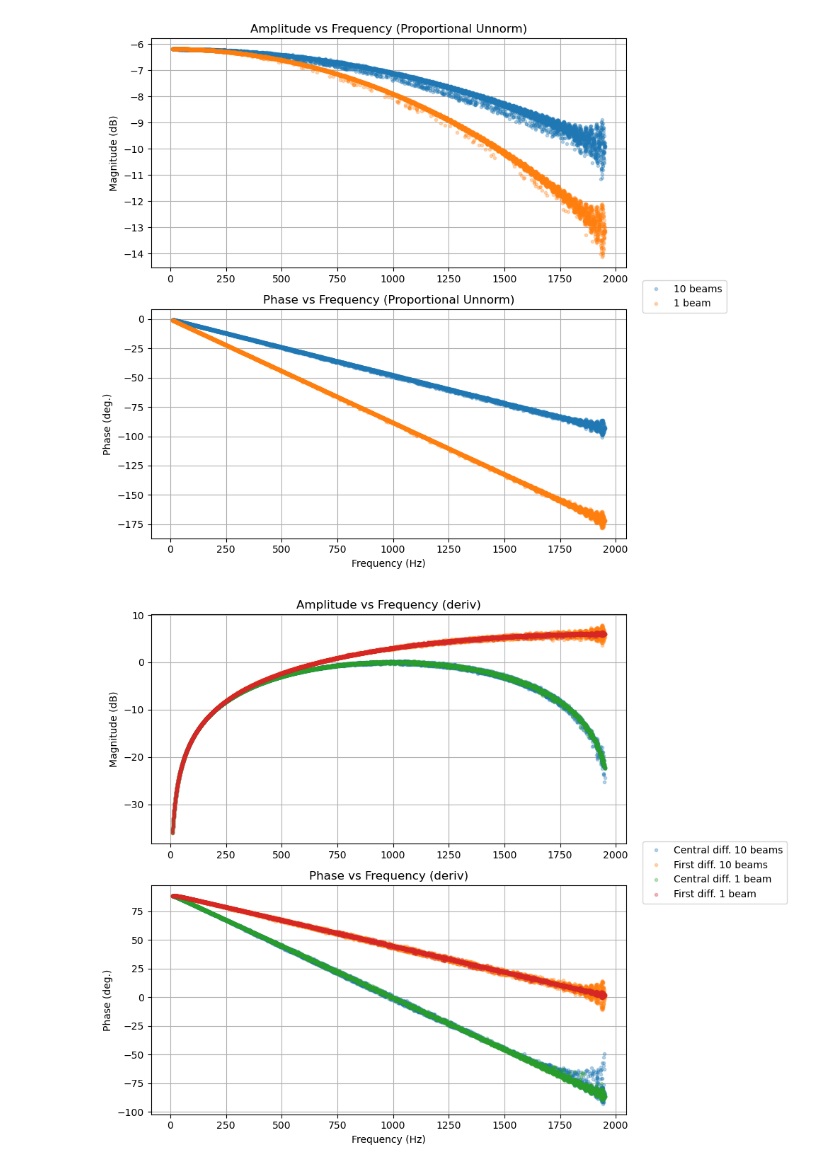
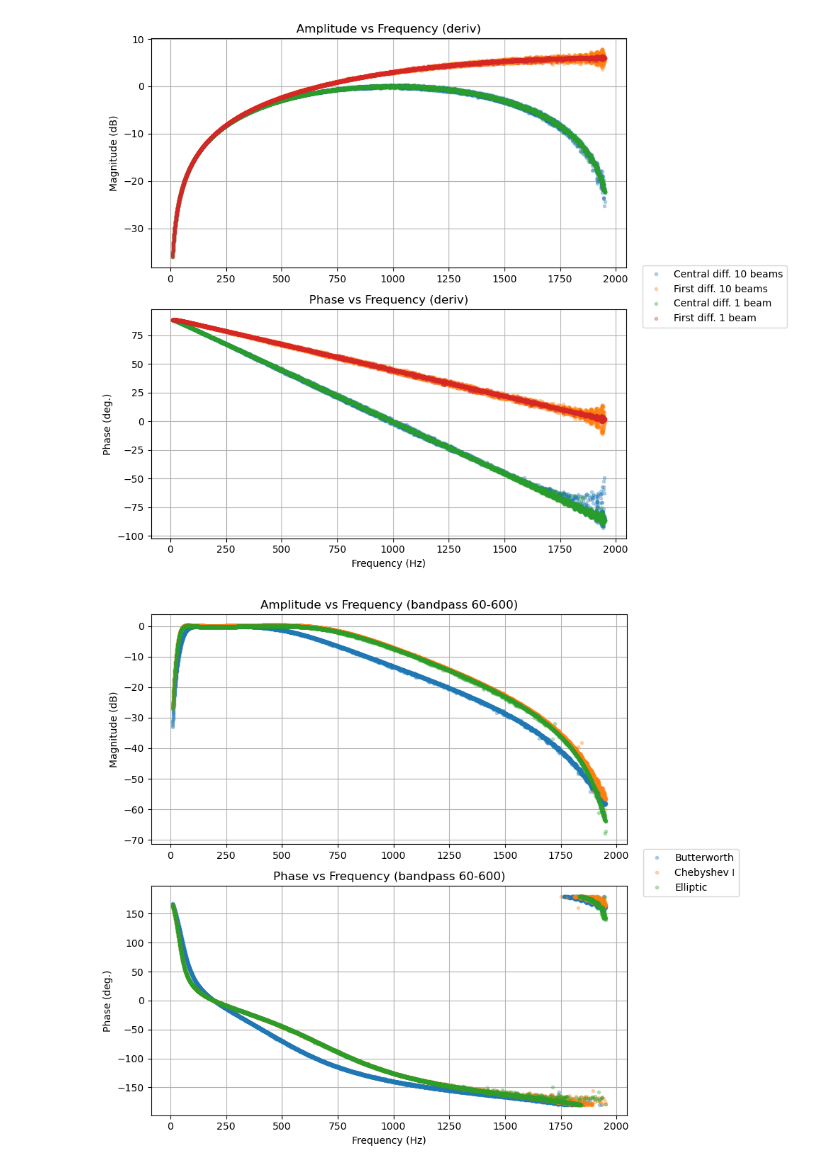
Before and after one commit to BenHSiegel/microspherearray, a Jupyter notebook: bode_plotting_FPGA_response.ipynb, the cells around one changed output. Cells and saved outputs as stored; diff of their text form; code cells hidden in the pictures.

```diff
--- a/bode_plotting_FPGA_response.ipynb
+++ b/bode_plotting_FPGA_response.ipynb
@@ -77,7 +77,7 @@ def plot_bode(selected_dfs, title_suffix, CIC_1, CIC_10, normalize=False, legend
 pass_dfs = {name: df for name, df in dataframes.items() if (("pass" in name.lower()) and not any(x in name.lower() for x in ["butter", "cheby", "ellip"]))}
 prop_dfs = {name: df for name, df in dataframes.items() if (("prop" in name.lower()) and not any(x in name.lower() for x in ["butter", "cheby", "ellip"]))}
 deriv_dfs = {name: df for name, df in dataframes.items() if ("deriv" in name.lower() and not any(x in name.lower() for x in ["butter", "cheby", "ellip"]))}
-bandpass_dfs = {name: df for name, df in dataframes.items() if ("60-600bandpass" in name.lower())}
+bandpass_dfs = {name: df for name, df in dataframes.items() if ("60-600bandpass" in name.lower() and "10beam" not in name.lower() and "cheby2" not in name.lower())}
 other_dfs = {name: df for name, df in dataframes.items() if name not in pass_dfs and name not in prop_dfs and name not in deriv_dfs and name not in bandpass_dfs}
 
 
@@ -85,23 +85,21 @@ other_dfs = {name: df for name, df in dataframes.items() if name not in pass_dfs
 CIC_1 = next((df for name, df in dataframes.items() if name.startswith("1beam_pass")), None)
 CIC_10 = next((df for name, df in dataframes.items() if name.startswith("10beam_pass")), None)
 
-
-
-
-
+pslegend =["No CIC 10 beams", "CIC 10 beams", "No CIC 1 beam", "CIC 1 beam"]
+proplegend =["10 beams", "1 beam"]
+difflegend =["Central diff. 10 beams", "First diff. 10 beams", "Central diff. 1 beam", "First diff. 1 beam"]
+bplegend = ["Butterworth", "Chebyshev I", "Elliptic"]
 # Plot each group
-pass_fig = plot_bode(pass_dfs, "(Downsampling)", CIC_1, CIC_10, False, legend=["No CIC 10 beams", "CIC 10 beams", "No CIC 1 beam", "CIC 1 beam"])
+pass_fig = plot_bode(pass_dfs, "(Downsampling)", CIC_1, CIC_10, False, pslegend)
 #pass_fig.savefig("FPGA_response_downsampling.png", dpi=300)
-prop_fig = plot_bode(prop_dfs, "(Proportional)", CIC_1, CIC_10, True, legend=["10 beams", "1 beam"])
-prop_fig2 = plot_bode(prop_dfs, "(Proportional Unnorm)", CIC_1, CIC_10, False, legend=["10 beams", "1 beam"])
+prop_fig = plot_bode(prop_dfs, "(Proportional)", CIC_1, CIC_10, True,proplegend)
 
 #prop_fig.savefig("FPGA_response_proportional.png", False, CIC_1, CIC_10, dpi=300)
-deriv_fig = plot_bode(deriv_dfs, "(deriv)", CIC_1, CIC_10, True, legend=["Central diff. 10 beams", "First diff. 10 beams", "Central diff. 1 beam", "First diff. 1 beam"])
-deriv_fig2 = plot_bode(deriv_dfs, "(deriv)", CIC_1, CIC_10, False, legend=["Central diff. 10 beams", "First diff. 10 beams", "Central diff. 1 beam", "First diff. 1 beam"])
+deriv_fig = plot_bode(deriv_dfs, "(deriv)", CIC_1, CIC_10, True, difflegend)
 
 #deriv_fig.savefig("FPGA_response_derivative.png", False, CIC_1, CIC_10, dpi=300)
-band_fig = plot_bode(bandpass_dfs, "(bandpass 60-600)", CIC_1, CIC_10, True,)
-other_fig = plot_bode(other_dfs, "(other)", CIC_1, CIC_10, True,)
+band_fig = plot_bode(bandpass_dfs, "(bandpass 60-600)", CIC_1, CIC_10, True,bplegend)
+other_fig = plot_bode(other_dfs, "(other)", CIC_1, CIC_10, True)
 
 # Compare specific butter bandpass dataframes
 compare_butter_dfs = {name: df for name, df in dataframes.items()
@@ -137,37 +135,41 @@ def plot_bode_autoscale(selected_dfs, title_suffix):
         names = list(selected_dfs.keys())
         df1 = selected_dfs[names[0]]
         df2 = selected_dfs[names[1]]
+
+        df1 = cic_response_subtraction(df1, beamnum=1 if "1beam" in names[0] else 10, CIC_1=CIC_1, CIC_10=CIC_10)
+        df2 = cic_response_subtraction(df2, beamnum=1 if "1beam" in names[1] else 10, CIC_1=CIC_1, CIC_10=CIC_10)
+
         freq_common = df1["frequency"]
         amp1 = df1["Amplitude"]
         amp2 = df2["Amplitude"]
         phase1 = df1["Phase"]
         phase2 = df2["Phase"]
 
         fig_diff, (ax_amp_diff, ax_phase_diff) = plt.subplots(2, 1, figsize=(8, 6), sharex=True)
         ax_amp_diff.plot(freq_common, amp1 - amp2, '.', label="Amplitude diff", alpha=0.5)
         ax_amp_diff.set_ylabel("Amplitude Difference (dB)")
         ax_amp_diff.set_title("Amplitude Difference (1st - 2nd)")
         ax_amp_diff.grid(True)
         ax_amp_diff.legend()
 
         ax_phase_diff.plot(freq_common, phase1 - phase2, '.', label="Phase diff", alpha=0.5)
         ax_phase_diff.set_xlabel("Frequency (Hz)")
         ax_phase_diff.set_ylabel("Phase Difference (deg.)")
         ax_phase_diff.set_title("Phase Difference (1st - 2nd)")
         ax_phase_diff.grid(True)
         ax_phase_diff.legend()
 
         plt.tight_layout()
 
     handles, labels = ax1.get_legend_handles_labels()
     fig.legend(handles, labels, loc='center left', bbox_to_anchor=(0.77, 0.5))
     plt.tight_layout()
     plt.show()
 
 
 plot_bode_autoscale(compare_butter_dfs, "(1beam vs 10beam butter 60-600 bandpass)")
 # %% [output]
 [figure]
 [figure]
-[figure, old version]
+[figure, new version]
-[figure, old version]
+[figure, new version]
```
Also changed, not shown: parts of 1 cell of this notebook.
